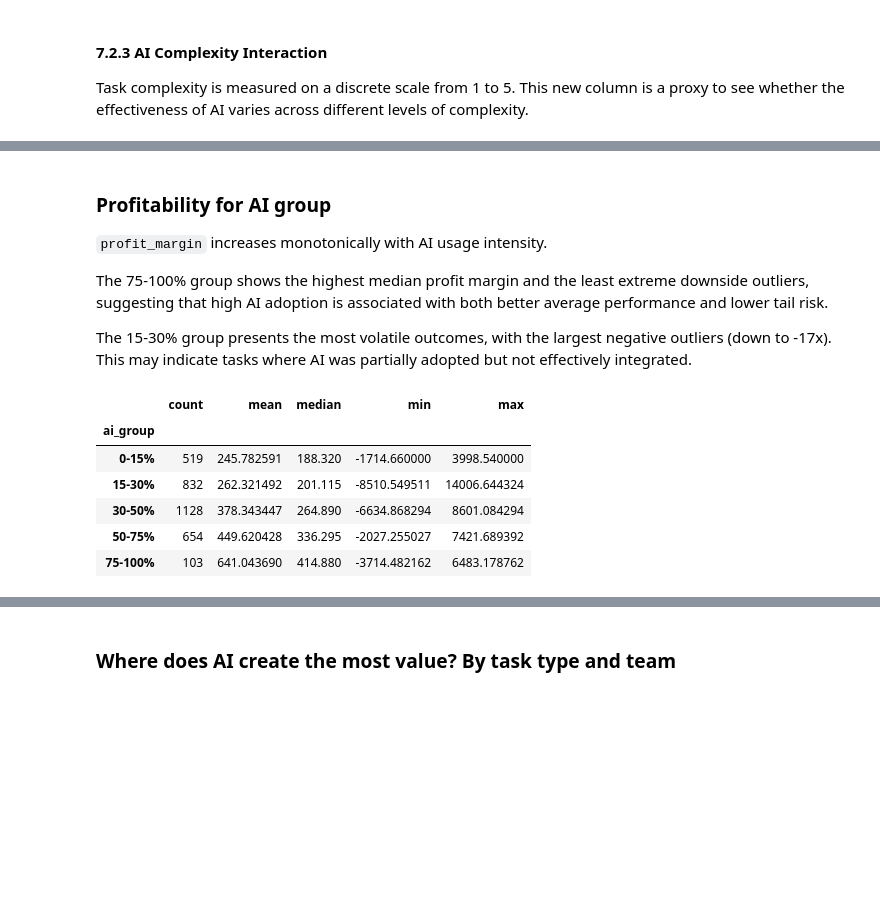
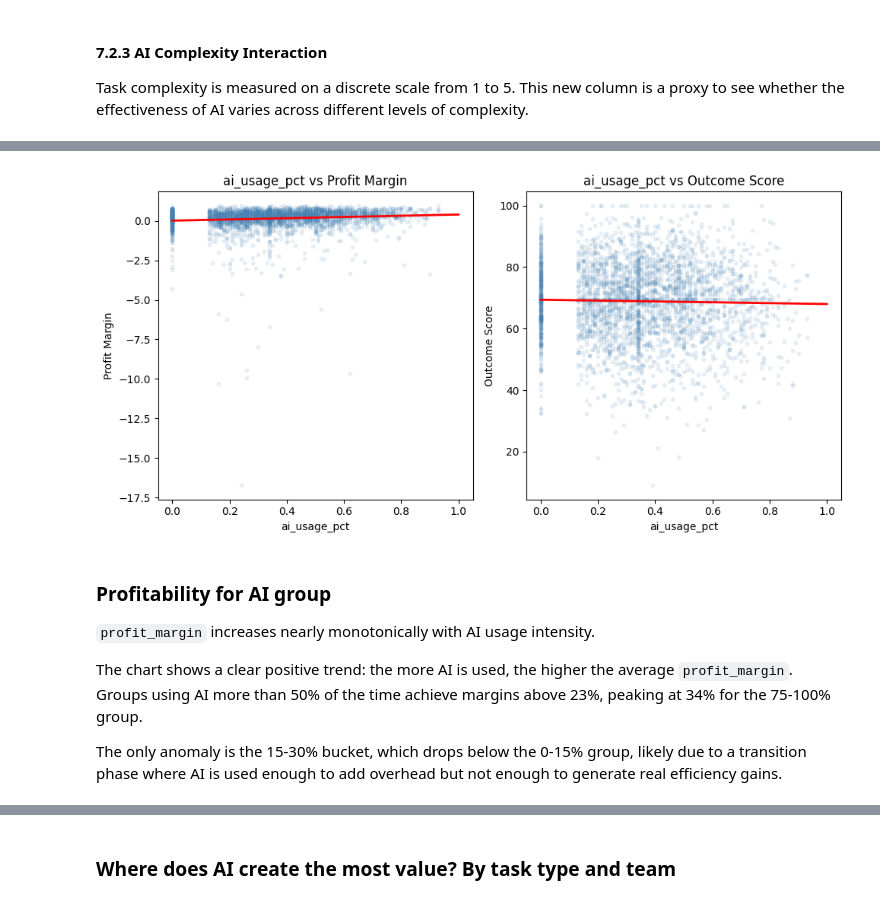
Before and after one commit to Cam-crt/FCM-Data-Alchemist, a Jupyter notebook: src/main_final.ipynb, the cells around one changed output, grey strips where cells are left out. Cells and saved outputs as stored; diff of their text form; code cells hidden in the pictures; blank space fills up the shorter version.

```diff
--- a/src/main_final.ipynb
+++ b/src/main_final.ipynb
@@ -1060,10 +1066,4 @@ These features directly address the reaserch question 1 (margin impact of AI) an
 `is_loss` is a binary flag to isolate tasks where the firm lost money.
 # %%
-# profit margin as a share of revenue
 final_df["profit_margin"] = (final_df["profit"] / final_df["revenue"])
 final_df["profit_per_hour"] = final_df["profit"] / final_df["hours_spent"]
-final_df["revenue_per_hour"] = final_df["revenue"] / final_df["hours_spent"]
-
-# binary flag: did this task generate a loss?
-final_df["is_loss"] = (final_df["profit"] < 0).astype(int)
-final_df[["profit", "profit_margin", "profit_per_hour", "revenue_per_hour", "is_loss"]].describe()
@@ -1082,19 +1128,26 @@ final_df[["profit", "profit_margin", "profit_per_hour", "revenue_per_hour", "is_
+# %%
+fig, axes = plt.subplots(1, 2, figsize=(10, 5))
+
+for ax, metric, label in zip(axes,
+                              ["profit_margin", "outcome_score"],
+                              ["Profit Margin", "Outcome Score"]):
+    ax.scatter(final_df["ai_usage_pct"], final_df[metric], alpha=0.1, s=10, color="steelblue")
+    m, b = np.polyfit(final_df["ai_usage_pct"].dropna(), final_df[metric].dropna(), 1)
+    x = np.linspace(0, 1, 100)
+    ax.plot(x, m*x + b, color="red", linewidth=2)
+    ax.set_xlabel("ai_usage_pct")
+    ax.set_ylabel(label)
+    ax.set_title(f"ai_usage_pct vs {label}")
+
+plt.tight_layout()
+plt.show()
+# %% [output]
+[figure, added]
 # %% [markdown]
 ### Profitability for AI group
 
-`profit_margin` increases monotonically with AI usage intensity.
+`profit_margin` increases nearly monotonically with AI usage intensity.
 
-The 75-100% group shows the highest median profit margin and the least extreme downside outliers, suggesting that high AI adoption is associated with both  better average performance and lower tail risk.
+The chart shows a clear positive trend: the more AI is used, the higher the average `profit_margin`. Groups using AI more than 50% of the time achieve margins above 23%, peaking at 34% for the 75-100% group.
 
-The 15-30% group presents the most volatile outcomes, with the largest negative  outliers (down to -17x). This may indicate tasks where AI was partially adopted  but not effectively integrated.
+The only anomaly is the 15-30% bucket, which drops below the 0-15% group, likely due to a transition phase where AI is used enough to add overhead but not enough to generate real efficiency gains.
-# %%
-# computing the mean, median, min and max of profit for each ai_group
-final_df.groupby("ai_group")["profit"].agg(["count", "mean", "median", "min", "max"]).sort_values("mean")
-# %% [output]
-|  | count | mean | median | min | max |
-| ai_group |  |  |  |  |  |
-| 0-15% | 519 | 245.782591 | 188.320 | -1714.660000 | 3998.540000 |
-| 15-30% | 832 | 262.321492 | 201.115 | -8510.549511 | 14006.644324 |
-| 30-50% | 1128 | 378.343447 | 264.890 | -6634.868294 | 8601.084294 |
-| 50-75% | 654 | 449.620428 | 336.295 | -2027.255027 | 7421.689392 |
-| 75-100% | 103 | 641.043690 | 414.880 | -3714.482162 | 6483.178762 |
```
Also changed, not shown: parts of 74 cells of this notebook, 3 other files.
